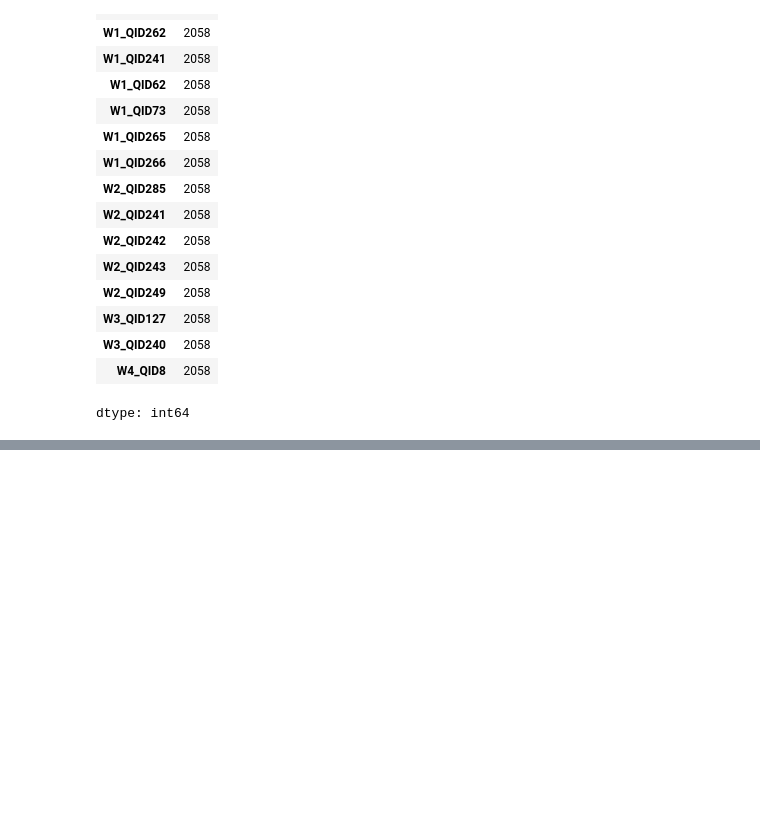
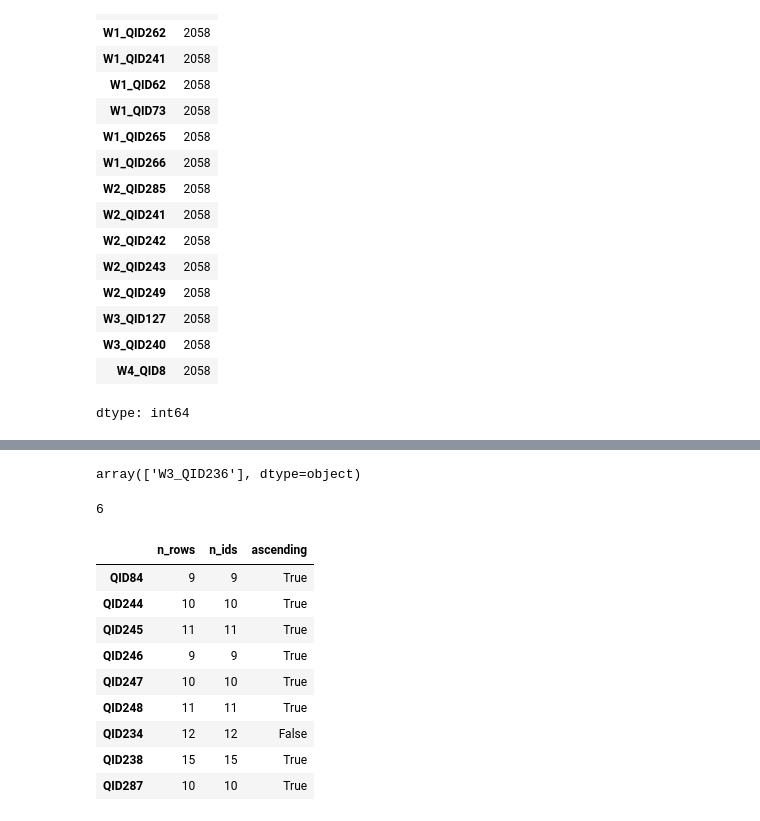
Before and after one commit to yashMaheshBangera/large-behavior-model-twin2k, a Jupyter notebook: notebooks/01_explore.ipynb, the cells around one changed output, grey strips where cells are left out. Drawn from its saved outputs; the diff is of its cells as text; code cells hidden in the pictures; blank space fills up the shorter version.

```diff
--- a/notebooks/01_explore.ipynb
+++ b/notebooks/01_explore.ipynb
@@ -480,0 +615,17 @@ dtype: int64
+# %%
+from collections import defaultdict
+
+versions = defaultdict(set)
+for pj in fp_df["persona_json"]:
+    for element, b in enumerate(json.loads(pj)):
+        for q in b["Questions"]:
+            if q["QuestionType"] == "Matrix":
+                definition = (
+                    tuple(q["Rows"]),
+                    tuple(q["Columns"]),
+                    tuple(q.get("RowsID", [])),
+                    tuple(q.get("ColumnsID", [])),
+                )
+                versions[(b["BlockName"].strip(), q["QuestionID"])].add(definition)
+
+{k: len(v) for k, v in versions.items() if len(v) > 1}
@@ -480,0 +634,14 @@ dtype: int64
+# %%
+shown = set()
+for b in json.loads(fp_df["persona_json"].iloc[0]):
+    for q in b["Questions"]:
+        if q["QuestionType"] == "Matrix":
+            for extra in ["RowsID", "ColumnsID"]:
+                if extra in q and extra not in shown:
+                    shown.add(extra)
+                    print("====", extra, q["QuestionID"])
+                    print("Rows:     ", q["Rows"][:5])
+                    print("Columns:  ", q["Columns"])
+                    print(extra + ":", q[extra])
+                    print("Answers:  ", q["Answers"]["SelectedByPosition"][:5])
+                    print()
@@ -480,0 +660,32 @@ dtype: int64
+# %%
+parsed_questions_df.loc[parsed_questions_df["qID"] == "QID236", "q_key"].unique()
+# %% [output]
+array(['W3_QID236'], dtype=object)
+# %%
+mtx = parsed_questions_df[parsed_questions_df["q_key"] == "W3_QID236"]
+mtx["answers_raw"].apply(lambda a: max(a["SelectedByPosition"])).max()
+# %% [output]
+6
+# %%
+rows_id_info = {}
+for b in json.loads(fp_df["persona_json"].iloc[0]):
+    for q in b["Questions"]:
+        if q["QuestionType"] == "Matrix" and "RowsID" in q:
+            ids = [int(x) for x in q["RowsID"]]
+            rows_id_info[q["QuestionID"]] = {
+                "n_rows": len(q["Rows"]),
+                "n_ids": len(ids),
+                "ascending": ids == sorted(ids),
+            }
+pd.DataFrame(rows_id_info).T
+# %% [output]
+|  | n_rows | n_ids | ascending |
+| QID84 | 9 | 9 | True |
+| QID244 | 10 | 10 | True |
+| QID245 | 11 | 11 | True |
+| QID246 | 9 | 9 | True |
+| QID247 | 10 | 10 | True |
+| QID248 | 11 | 11 | True |
+| QID234 | 12 | 12 | False |
+| QID238 | 15 | 15 | True |
+| QID287 | 10 | 10 | True |
```
Also changed, not shown: parts of 28 cells of this notebook.
